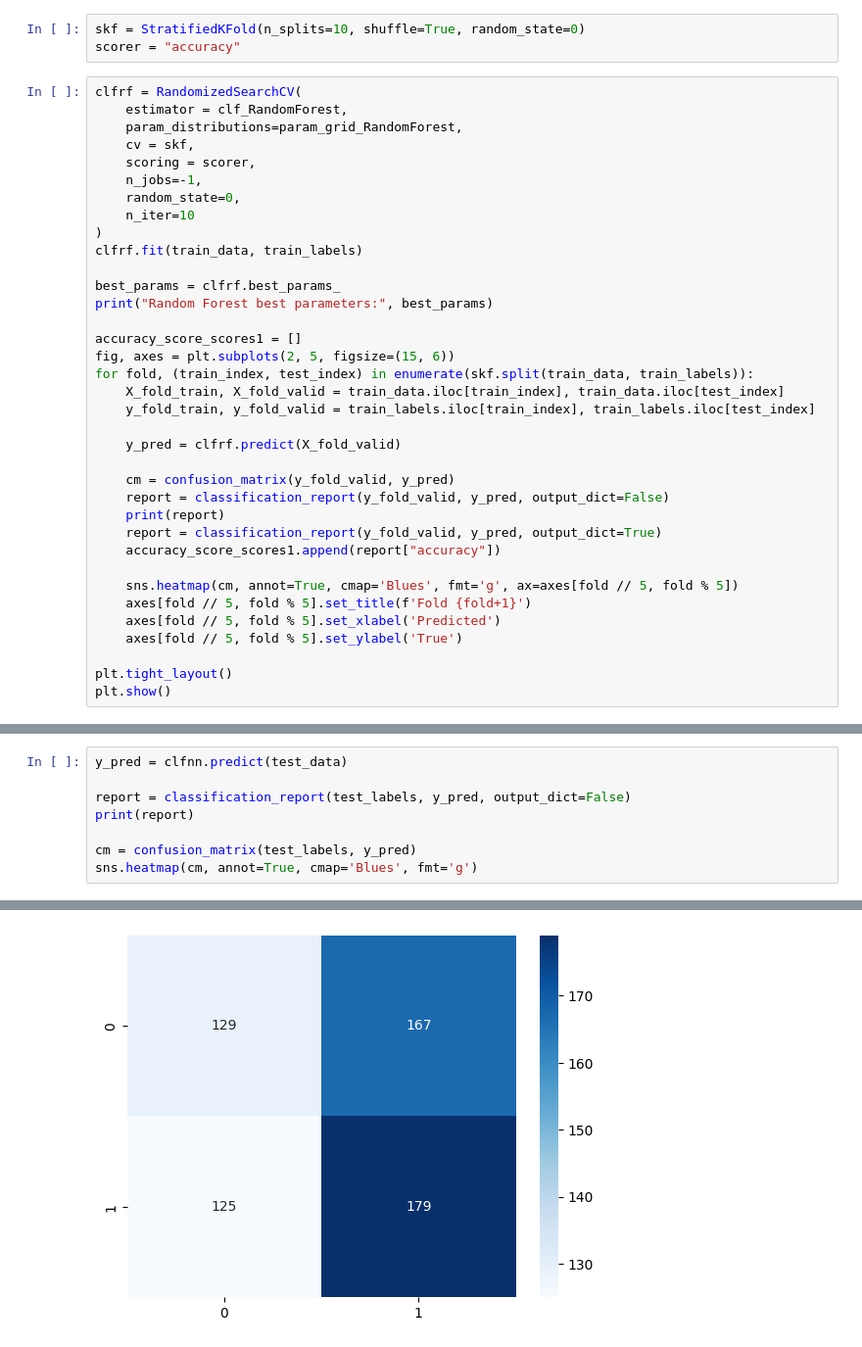
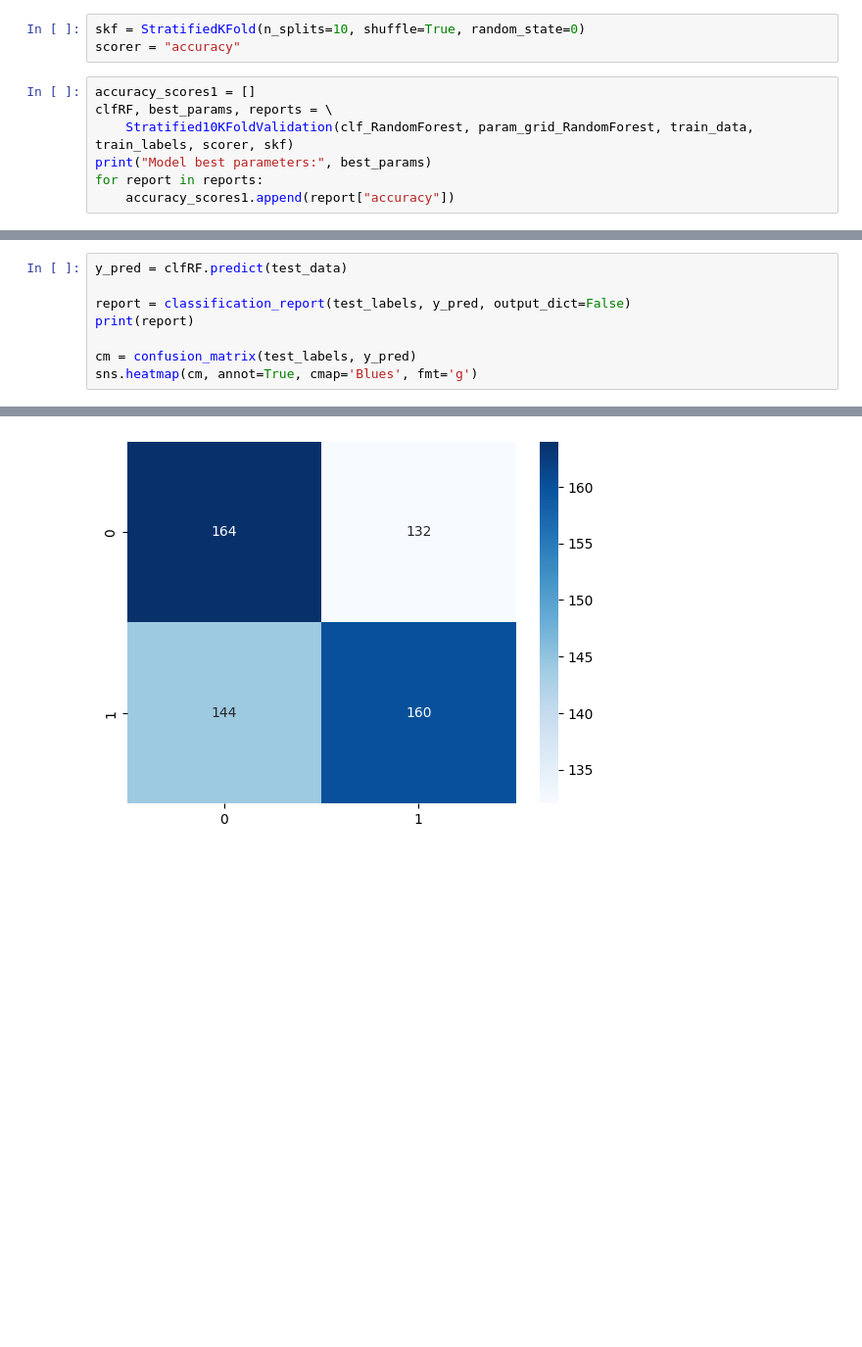
Before and after one commit to cletopellegrino/Mixed-Data-Pipeline, a Jupyter notebook: Lung Cancer.ipynb, the cells around one changed output, grey strips where cells are left out. Shown: that part at 98% size. Cells and saved outputs as stored; diff of their text form; blank space fills up the shorter version.

```diff
--- a/Lung Cancer.ipynb
+++ b/Lung Cancer.ipynb
@@ -236,39 +224,10 @@ import seaborn as sns
 skf = StratifiedKFold(n_splits=10, shuffle=True, random_state=0)
 scorer = "accuracy"
 # %%
-clfrf = RandomizedSearchCV(
-    estimator = clf_RandomForest,
-    param_distributions=param_grid_RandomForest,
-    cv = skf,
-    scoring = scorer,
-    n_jobs=-1,
-    random_state=0,
-    n_iter=10
-)
-clfrf.fit(train_data, train_labels)
-
-best_params = clfrf.best_params_
-print("Random Forest best parameters:", best_params)
-
-accuracy_score_scores1 = []
-fig, axes = plt.subplots(2, 5, figsize=(15, 6))
-for fold, (train_index, test_index) in enumerate(skf.split(train_data, train_labels)):
-    X_fold_train, X_fold_valid = train_data.iloc[train_index], train_data.iloc[test_index]
-    y_fold_train, y_fold_valid = train_labels.iloc[train_index], train_labels.iloc[test_index]
-
-    y_pred = clfrf.predict(X_fold_valid)
-
-    cm = confusion_matrix(y_fold_valid, y_pred)
-    report = classification_report(y_fold_valid, y_pred, output_dict=False)
-    print(report)
-    report = classification_report(y_fold_valid, y_pred, output_dict=True)
-    accuracy_score_scores1.append(report["accuracy"])
-
-    sns.heatmap(cm, annot=True, cmap='Blues', fmt='g', ax=axes[fold // 5, fold % 5])
-    axes[fold // 5, fold % 5].set_title(f'Fold {fold+1}')
-    axes[fold // 5, fold % 5].set_xlabel('Predicted')
-    axes[fold // 5, fold % 5].set_ylabel('True')
-
-plt.tight_layout()
-plt.show()
+accuracy_scores1 = []
+clfRF, best_params, reports = \
+    Stratified10KFoldValidation(clf_RandomForest, param_grid_RandomForest, train_data, train_labels, scorer, skf)
+print("Model best parameters:", best_params)
+for report in reports:
+    accuracy_scores1.append(report["accuracy"])
 # %% [output]
@@ -562,7 +438,7 @@ p value: 0.001953125
 There is a statistically relevant difference between ADABOOST(NBC) and NeuralNetwork
 ----
 # %%
-y_pred = clfnn.predict(test_data)
+y_pred = clfRF.predict(test_data)
 
 report = classification_report(test_labels, y_pred, output_dict=False)
 print(report)
@@ -581,2 +457,2 @@ weighted avg       0.51      0.51      0.51       600
 <Axes: >
-[figure, old version]
+[figure, new version]
```
Also changed, not shown: parts of 17 cells of this notebook, 6 other files.
